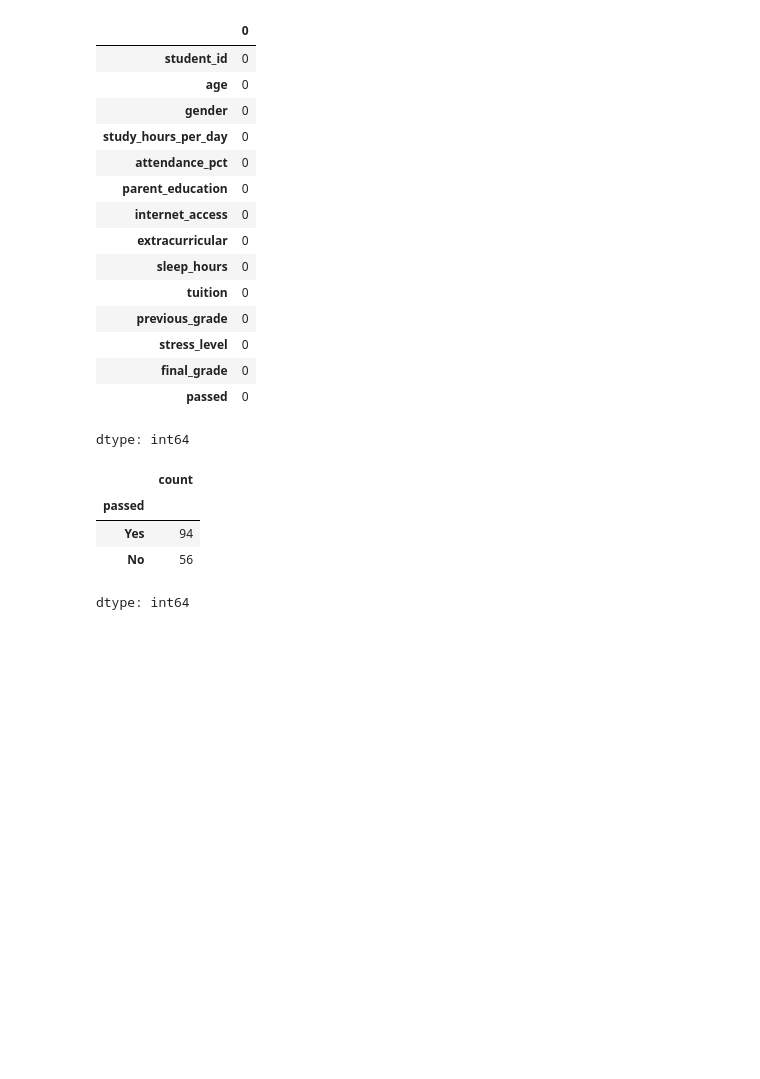
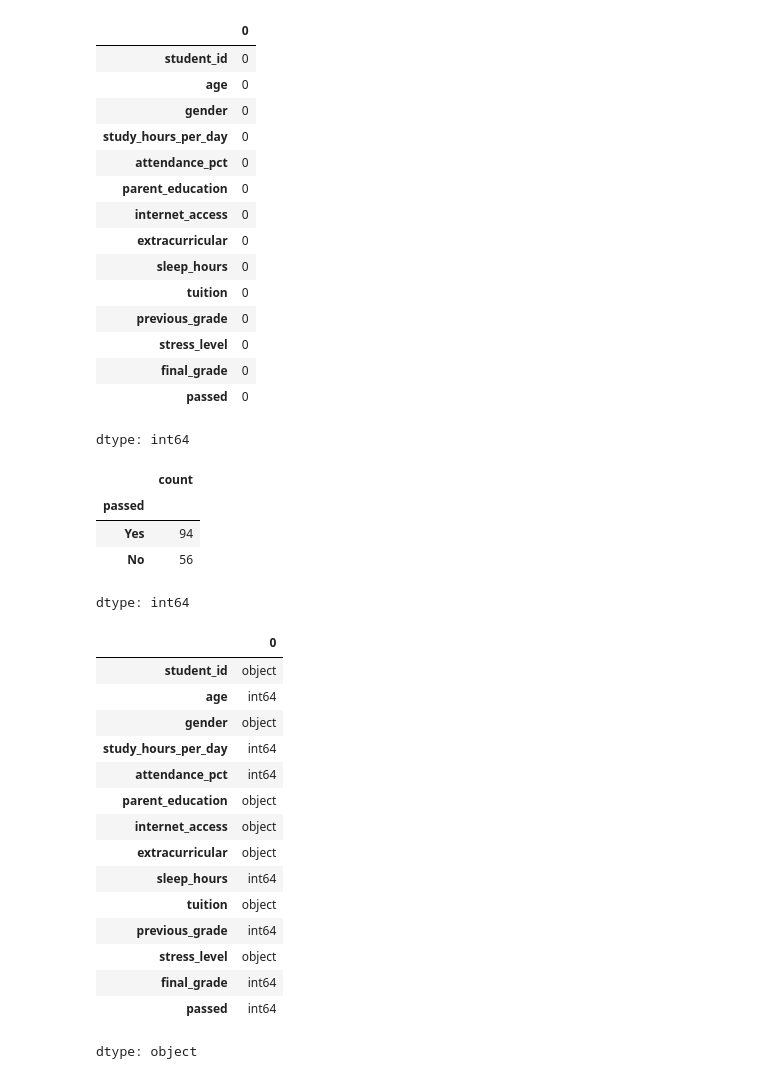
Before and after one commit to SandhuruT/Data_Science_01, a Jupyter notebook: Data_Science_03.ipynb, the cells around one changed output. Cells and saved outputs as stored; diff of their text form; code cells hidden in the pictures; blank space fills up the shorter version.

```diff
--- a/Data_Science_03.ipynb
+++ b/Data_Science_03.ipynb
@@ -92,3 +92,24 @@ student_per["passed"].value_counts()
 | Yes | 94 |
 | No | 56 |
 dtype: int64
+# %%
+student_per["passed"] = (student_per["passed"] == "Yes").astype(int)
+# %%
+student_per.dtypes
+# %% [output]
+|  | 0 |
+| student_id | object |
+| age | int64 |
+| gender | object |
+| study_hours_per_day | int64 |
+| attendance_pct | int64 |
+| parent_education | object |
+| internet_access | object |
+| extracurricular | object |
+| sleep_hours | int64 |
+| tuition | object |
+| previous_grade | int64 |
+| stress_level | object |
+| final_grade | int64 |
+| passed | int64 |
+dtype: object
```
Also changed, not shown: parts of 2 cells of this notebook.
